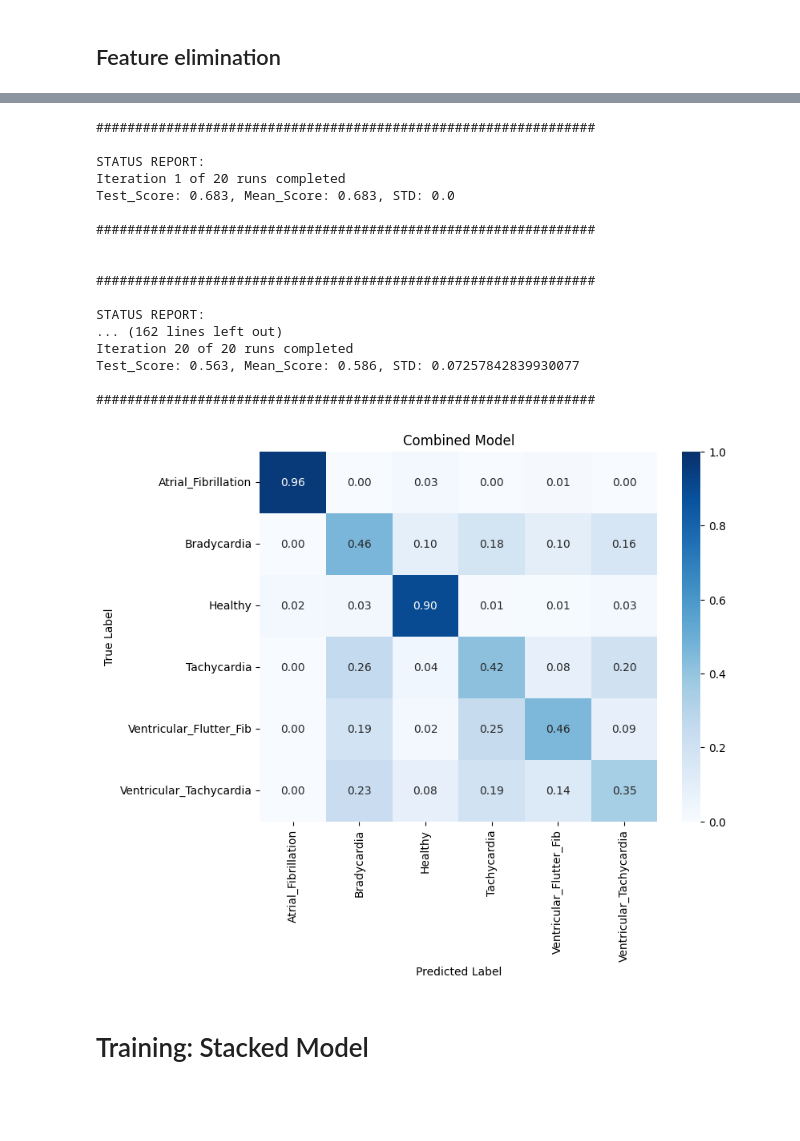
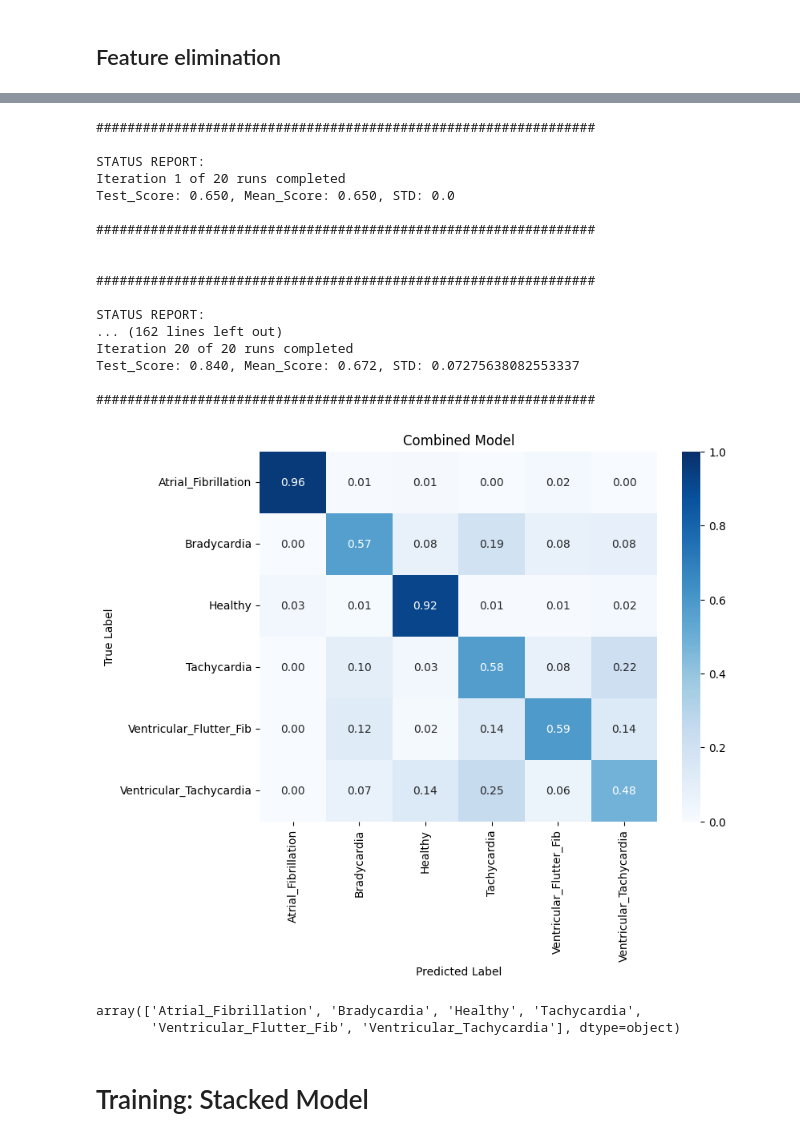
Before and after one commit to sarah-alabdulrazzak/RhythmGuard, a Jupyter notebook: Combined_Models.ipynb, the cells around one changed output, grey strips where cells are left out. Drawn from its saved outputs; the diff is of its cells as text; code cells hidden in the pictures; blank space fills up the shorter version.

```diff
--- a/Combined_Models.ipynb
+++ b/Combined_Models.ipynb
@@ -280,7 +280,7 @@ for i in range(len(signals_ecg)):
                           rel_height=0.5)
     # Time domain features
     td_peaks, _ = find_peaks(signals_ecg[i],
-                          height=1,
+                          height=1.1,
                           threshold=0.005,
                           distance=0.3*fs,
                           prominence=0.2,
@@ -387,12 +387,12 @@ import seaborn as sns
 from sklearn.metrics import confusion_matrix, accuracy_score
 from imblearn.under_sampling import RandomUnderSampler
 
-max_num_samples=185
+max_num_samples=224
 
 Xg=samples_df.drop(["Labels"], axis=1)
 y=samples_df["Labels"]
 rus = RandomUnderSampler(random_state=0, sampling_strategy={'Atrial_Fibrillation':max_num_samples, 'Bradycardia':max_num_samples, 'Healthy':max_num_samples, 'Tachycardia':max_num_samples,
- 'Ventricular_Flutter_Fib':185, 'Ventricular_Tachycardia':max_num_samples})
+ 'Ventricular_Flutter_Fib':max_num_samples, 'Ventricular_Tachycardia':max_num_samples})
 Xg, y=rus.fit_resample(Xg, y)
 Xg.reset_index(inplace=True, drop=True)
 y.reset_index(inplace=True, drop=True)
@@ -483,7 +483,7 @@ importances.to_excel("RF_Importances.xlsx")
 
 display(importances)
 
-cutoff=0.07
+cutoff=0.06
 high_importance_features=importances.loc[importances["Importances"]>=cutoff, "Features"].values
 
 X_important = X[high_importance_features]
@@ -529,12 +529,12 @@ import seaborn as sns
 from sklearn.metrics import confusion_matrix, accuracy_score
 from imblearn.under_sampling import RandomUnderSampler
 
-max_num_samples=185
+max_num_samples=224
 
 Xg=samples_df.drop(["Labels"], axis=1)
 y=samples_df["Labels"]
 rus = RandomUnderSampler(random_state=0, sampling_strategy={'Atrial_Fibrillation':max_num_samples, 'Bradycardia':max_num_samples, 'Healthy':max_num_samples, 'Tachycardia':max_num_samples,
- 'Ventricular_Flutter_Fib':185, 'Ventricular_Tachycardia':max_num_samples})
+ 'Ventricular_Flutter_Fib':max_num_samples, 'Ventricular_Tachycardia':max_num_samples})
 Xg, y=rus.fit_resample(Xg, y)
 Xg.reset_index(inplace=True, drop=True)
 y.reset_index(inplace=True, drop=True)
@@ -600,21 +600,21 @@ plt.show()
 ################################################################
 
 STATUS REPORT:
 Iteration 1 of 20 runs completed
-Test_Score: 0.683, Mean_Score: 0.683, STD: 0.0
+Test_Score: 0.650, Mean_Score: 0.650, STD: 0.0
 
 ################################################################
 
 
 ################################################################
 
 STATUS REPORT:
 ... (162 lines left out)
 Iteration 20 of 20 runs completed
-Test_Score: 0.563, Mean_Score: 0.586, STD: 0.07257842839930077
+Test_Score: 0.840, Mean_Score: 0.672, STD: 0.07275638082553337
 
 ################################################################
-[figure, old version]
+[figure, new version]
 # %%
 import numpy as np
 from sklearn.tree import _tree
@@ -669,6 +669,11 @@ with open("random_forest.cpp", "w") as file:
     file.write("    }\n")
     file.write("    return predicted_class;\n")
     file.write("}\n")
+# %%
+model.classes_
+# %% [output]
+array(['Atrial_Fibrillation', 'Bradycardia', 'Healthy', 'Tachycardia',
+       'Ventricular_Flutter_Fib', 'Ventricular_Tachycardia'], dtype=object)
 # %% [markdown]
 # Training: Stacked Model
 # %%
```
Also changed, not shown: parts of 5 cells of this notebook.
